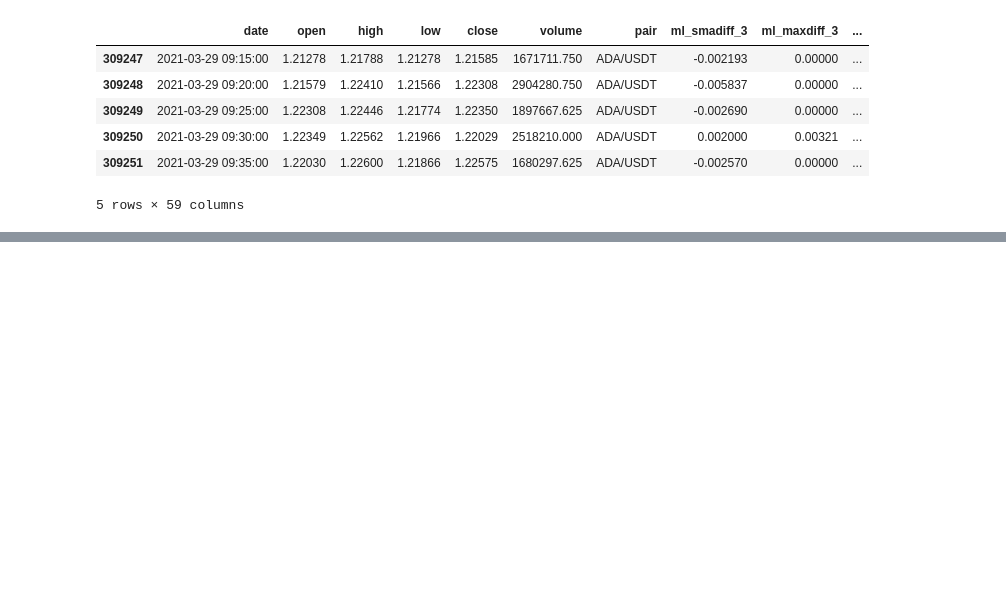
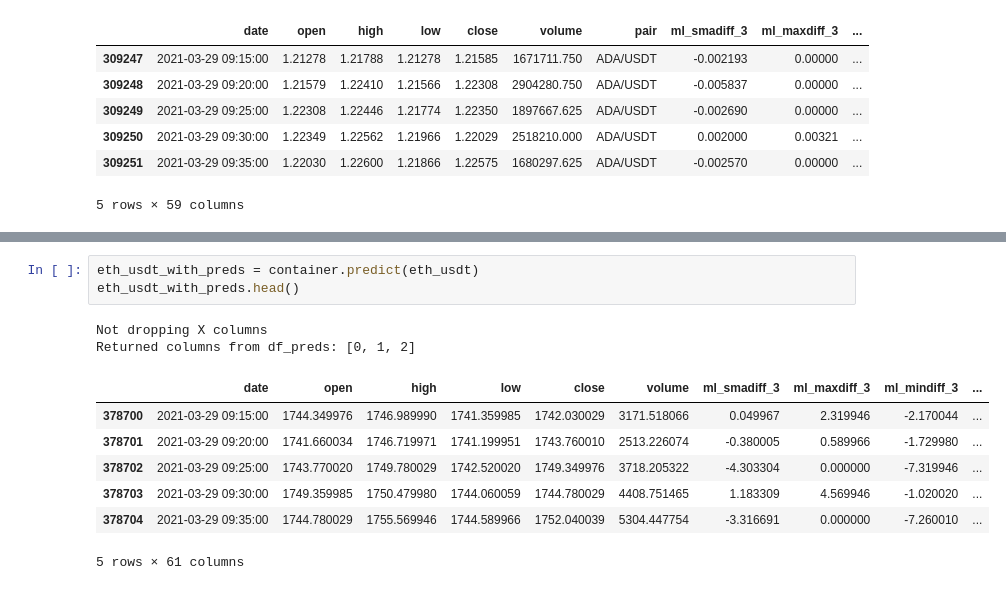
Before and after one commit to webclinic017/superft, a Jupyter notebook: notebooks/Training/5n20-randomforest.ipynb, the cells around one changed output, grey strips where cells are left out. Drawn from its saved outputs; the diff is of its cells as text; blank space fills up the shorter version.

Commit message:
Update container

```diff
--- a/notebooks/Training/5n20-randomforest.ipynb
+++ b/notebooks/Training/5n20-randomforest.ipynb
@@ -190,0 +206,13 @@ df.head()
+# %%
+eth_usdt_with_preds = container.predict(eth_usdt)
+eth_usdt_with_preds.head()
+# %% [output]
+Not dropping X columns
+Returned columns from df_preds: [0, 1, 2]
+|  | date | open | high | low | close | volume | ml_smadiff_3 | ml_maxdiff_3 | ml_mindiff_3 | ... |
+| 378700 | 2021-03-29 09:15:00 | 1744.349976 | 1746.989990 | 1741.359985 | 1742.030029 | 3171.518066 | 0.049967 | 2.319946 | -2.170044 | ... |
+| 378701 | 2021-03-29 09:20:00 | 1741.660034 | 1746.719971 | 1741.199951 | 1743.760010 | 2513.226074 | -0.380005 | 0.589966 | -1.729980 | ... |
+| 378702 | 2021-03-29 09:25:00 | 1743.770020 | 1749.780029 | 1742.520020 | 1749.349976 | 3718.205322 | -4.303304 | 0.000000 | -7.319946 | ... |
+| 378703 | 2021-03-29 09:30:00 | 1749.359985 | 1750.479980 | 1744.060059 | 1744.780029 | 4408.751465 | 1.183309 | 4.569946 | -1.020020 | ... |
+| 378704 | 2021-03-29 09:35:00 | 1744.780029 | 1755.569946 | 1744.589966 | 1752.040039 | 5304.447754 | -3.316691 | 0.000000 | -7.260010 | ... |
+5 rows × 61 columns
```
Also changed, not shown: parts of 8 cells of this notebook, 2 other files.
